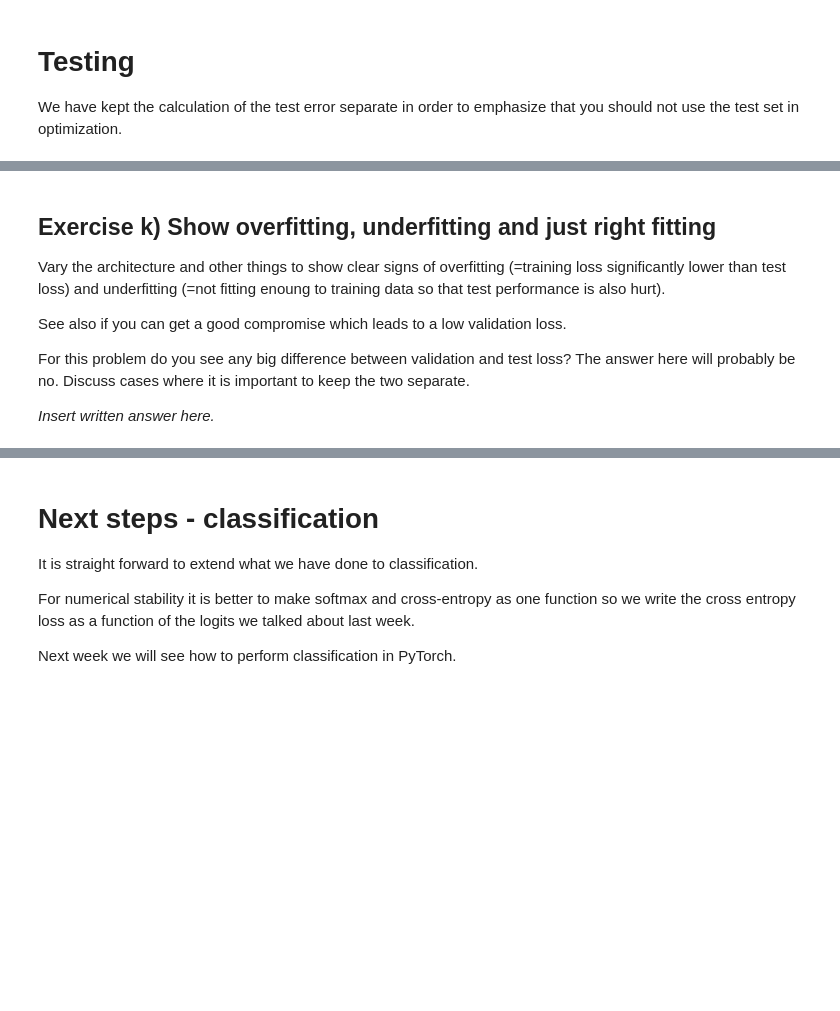
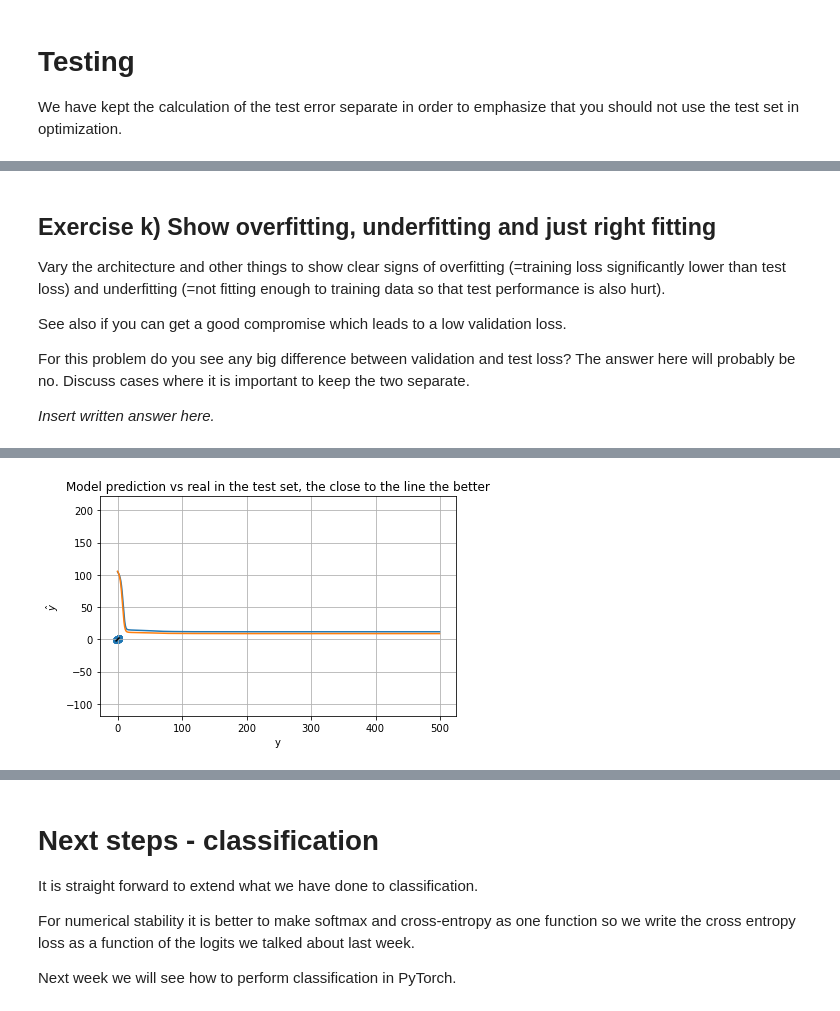
Before and after one commit to rayson-chan/02456-deep-learning-with-PyTorch, a Jupyter notebook: 2_Feedforward_Python/2.1-EXE-FNN-AutoDif-Nanograd.ipynb, the cells around one changed output, grey strips where cells are left out. Cells and saved outputs as stored; diff of their text form; code cells hidden in the pictures; blank space fills up the shorter version.

```diff
--- a/2_Feedforward_Python/2.1-EXE-FNN-AutoDif-Nanograd.ipynb
+++ b/2_Feedforward_Python/2.1-EXE-FNN-AutoDif-Nanograd.ipynb
@@ -533,8 +588,8 @@ Hints: Use the [assert](https://www.w3schools.com/python/ref_keyword_assert.asp)
 We are only missing a loss function to we need to define a loss function and its derivative with respect to the output of the neural network $y$
 # %%
 def squared_loss(t, y):
-
   # add check that sizes agree
+  assert len(t) == len(y), "training date and outputs must match in first dimension"
 
   def squared_loss_single(t, y):
     Loss = Var(0.0)
@@ -740,7 +861,7 @@ else:
 # %% [markdown]
 ## Exercise k) Show overfitting, underfitting and just right fitting
 
-Vary the architecture and other things to show clear signs of overfitting (=training loss significantly lower than test loss) and underfitting (=not fitting enoung to training data so that test performance is also hurt).
+Vary the architecture and other things to show clear signs of overfitting (=training loss significantly lower than test loss) and underfitting (=not fitting enough to training data so that test performance is also hurt).
 
 See also if you can get a good compromise which leads to a low validation loss.
 
@@ -751,0 +871,58 @@ _Insert written answer here._
+# %%
+# Insert your code for getting overfitting, underfitting and just right fitting
+
+#####  OVERFITTING START #####
+# Initialize an arbitrary neural network
+NN = [
+    DenseLayer(1, 5, lambda x: x.relu()),
+    DenseLayer(5, 1, lambda x: x.identity())
+]
+# Initialize training hyperparameters
+EPOCHS = 200
+LEARN_R = 2e-3
+
+train_loss = []
+val_loss = []
+
+for e in range(EPOCHS):
+
+    # Forward pass and loss computation
+    Loss = squared_loss(y_train, forward(x_train, NN))
+
+    # Backward pass
+    Loss.backward()
+
+    # gradient descent update
+    update_parameters(parameters(NN), LEARN_R)
+    zero_gradients(parameters(NN))
+
+    # Training loss
+    train_loss.append(Loss.v)
+
+    # Validation
+    Loss_validation = squared_loss(y_validation, forward(x_validation, NN))
+    val_loss.append(Loss_validation.v)
+
+    if e%10==0:
+        print("{:4d}".format(e),
+              "({:5.2f}%)".format(e/EPOCHS*100),
+              "Train loss: {:4.3f} \t Validation loss: {:4.3f}".format(train_loss[-1], val_loss[-1]))
+
+plt.plot(range(len(train_loss)), train_loss)
+plt.plot(range(len(val_loss)), val_loss)
+#####  TESTING #####
+output_test = forward(x_test, NN)
+y_test_np = Var_to_nparray(y_test)
+plt.scatter(y_test_np, Var_to_nparray(output_test));
+plt.plot([np.min(y_test_np), np.max(y_test_np)], [np.min(y_test_np), np.max(y_test_np)], color='k');
+plt.xlabel("y");
+plt.ylabel("$\hat{y}$");
+plt.title("Model prediction vs real in the test set, the close to the line the better")
+plt.grid(True);
+plt.axis('equal');
+plt.tight_layout();
+
+Loss_test = squared_loss(y_test, forward(x_test, NN))
+
+print("Test loss:  {:4.3f}".format(Loss_test.v))
+# %% [output]
@@ -751,0 +946 @@ _Insert written answer here._
+[figure, added]
```
Also changed, not shown: parts of 21 cells of this notebook.
